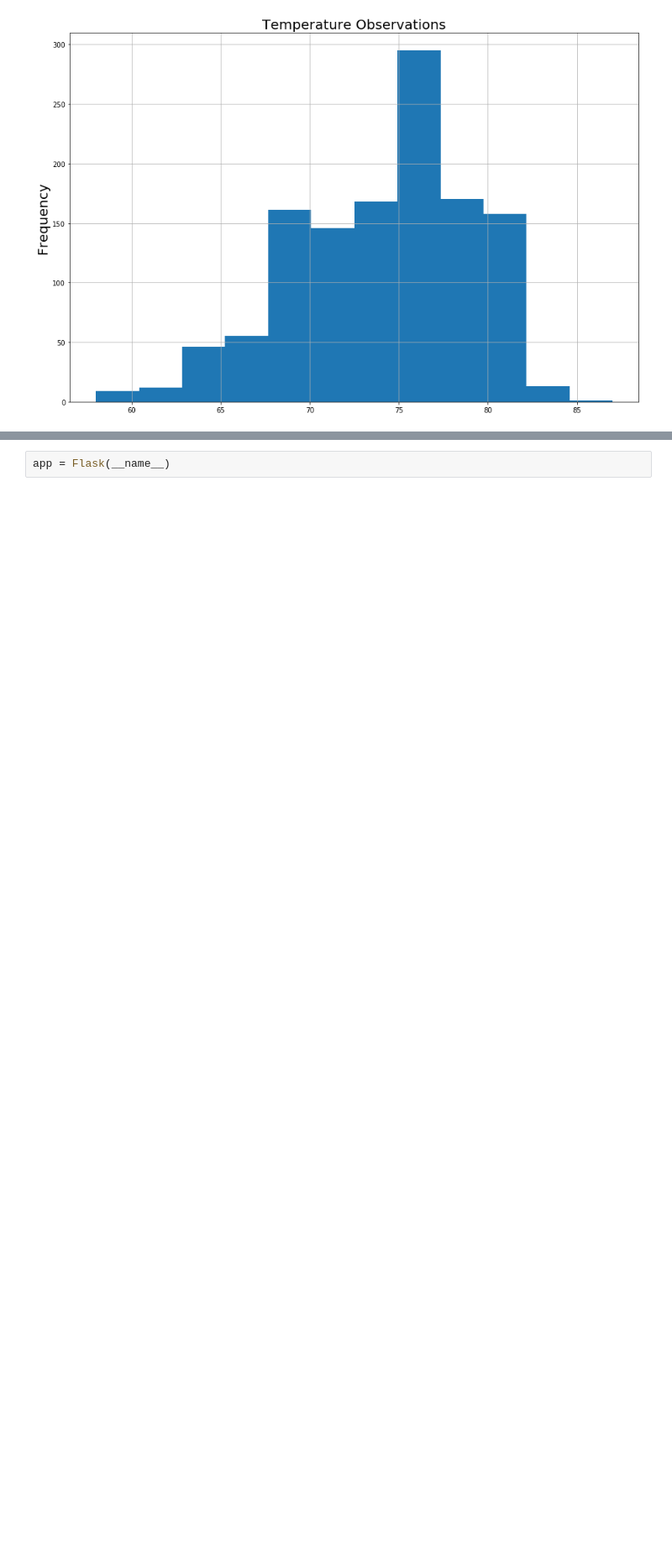
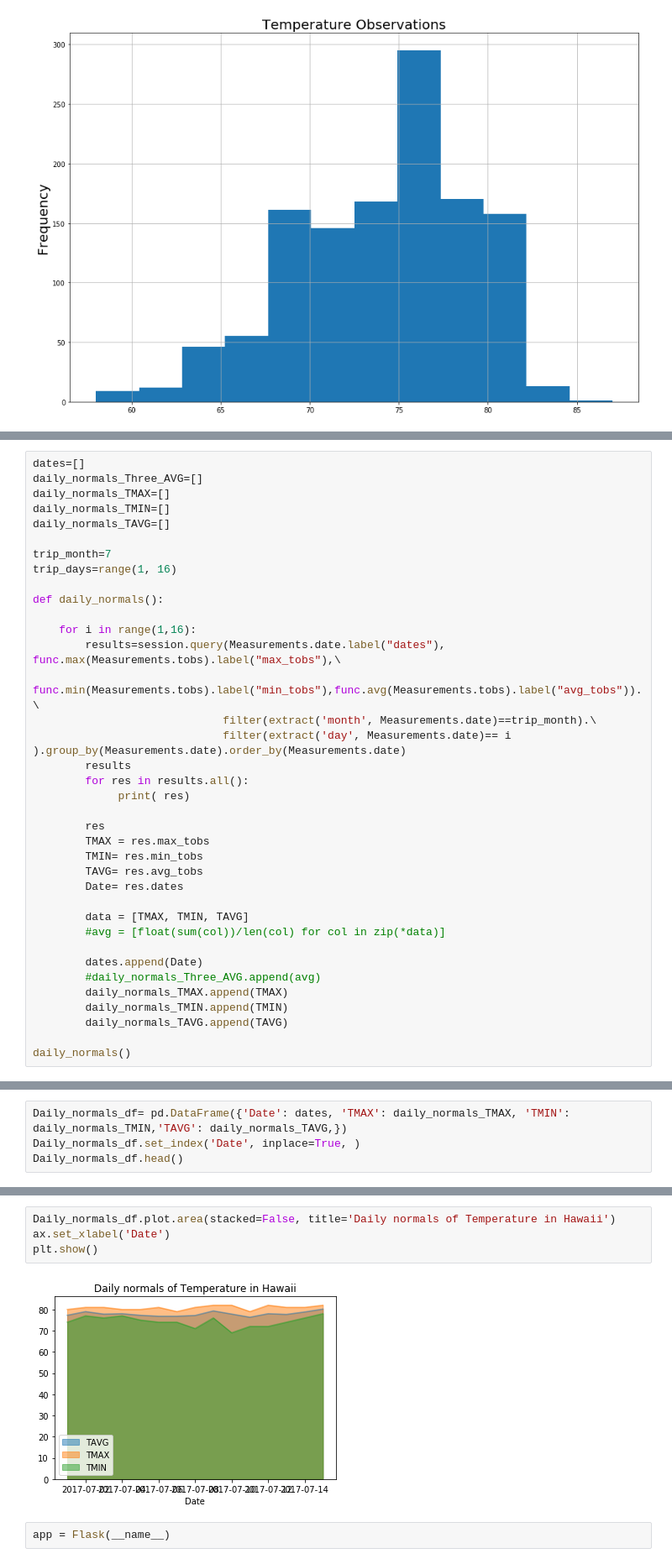
Before and after one commit to samhazemi/dascienceHM, a Jupyter notebook: homeworksolved/week11a/Instructions/climate_analysis.ipynb, the cells around one changed output, grey strips where cells are left out. Shown at 84% size. Drawn from its saved outputs; the diff is of its cells as text; blank space fills up the shorter version.

Commit message:
extra included

```diff
--- a/homeworksolved/week11a/Instructions/climate_analysis.ipynb
+++ b/homeworksolved/week11a/Instructions/climate_analysis.ipynb
@@ -120,0 +114,37 @@ plt.show()
+# %%
+dates=[]
+daily_normals_Three_AVG=[]
+daily_normals_TMAX=[]
+daily_normals_TMIN=[]
+daily_normals_TAVG=[]
+
+trip_month=7
+trip_days=range(1, 16)
+
+def daily_normals():
+
+    for i in range(1,16):
+        results=session.query(Measurements.date.label("dates"), func.max(Measurements.tobs).label("max_tobs"),\
+                             func.min(Measurements.tobs).label("min_tobs"),func.avg(Measurements.tobs).label("avg_tobs")).\
+                             filter(extract('month', Measurements.date)==trip_month).\
+                             filter(extract('day', Measurements.date)== i ).group_by(Measurements.date).order_by(Measurements.date)
+        results
+        for res in results.all():
+             print( res)
+
+        res
+        TMAX = res.max_tobs
+        TMIN= res.min_tobs
+        TAVG= res.avg_tobs
+        Date= res.dates
+
+        data = [TMAX, TMIN, TAVG]
+        #avg = [float(sum(col))/len(col) for col in zip(*data)]
+
+        dates.append(Date)
+        #daily_normals_Three_AVG.append(avg)
+        daily_normals_TMAX.append(TMAX)
+        daily_normals_TMIN.append(TMIN)
+        daily_normals_TAVG.append(TAVG)
+
+daily_normals()
@@ -120,0 +169,4 @@ plt.show()
+# %%
+Daily_normals_df= pd.DataFrame({'Date': dates, 'TMAX': daily_normals_TMAX, 'TMIN': daily_normals_TMIN,'TAVG': daily_normals_TAVG,})
+Daily_normals_df.set_index('Date', inplace=True, )
+Daily_normals_df.head()
@@ -121,2 +181,8 @@ plt.show()
+# %%
+Daily_normals_df.plot.area(stacked=False, title='Daily normals of Temperature in Hawaii')
+ax.set_xlabel('Date')
+plt.show()
+# %% [output]
+[figure, added]
 # %%
 app = Flask(__name__)
```
Also changed, not shown: parts of 16 cells of this notebook.
